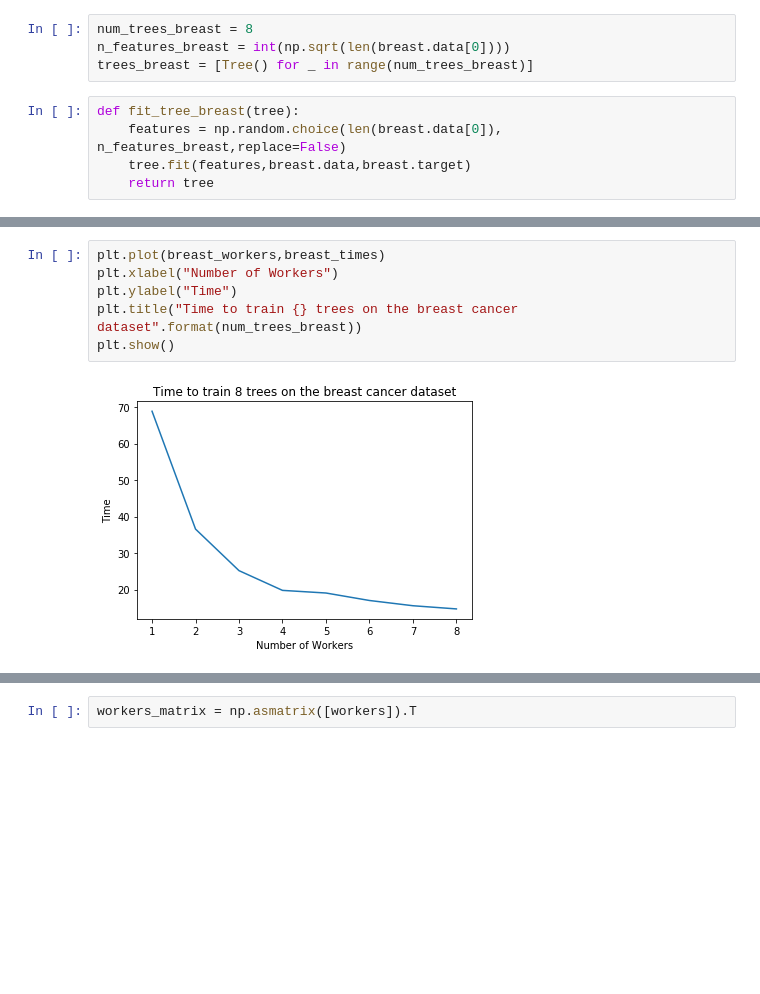
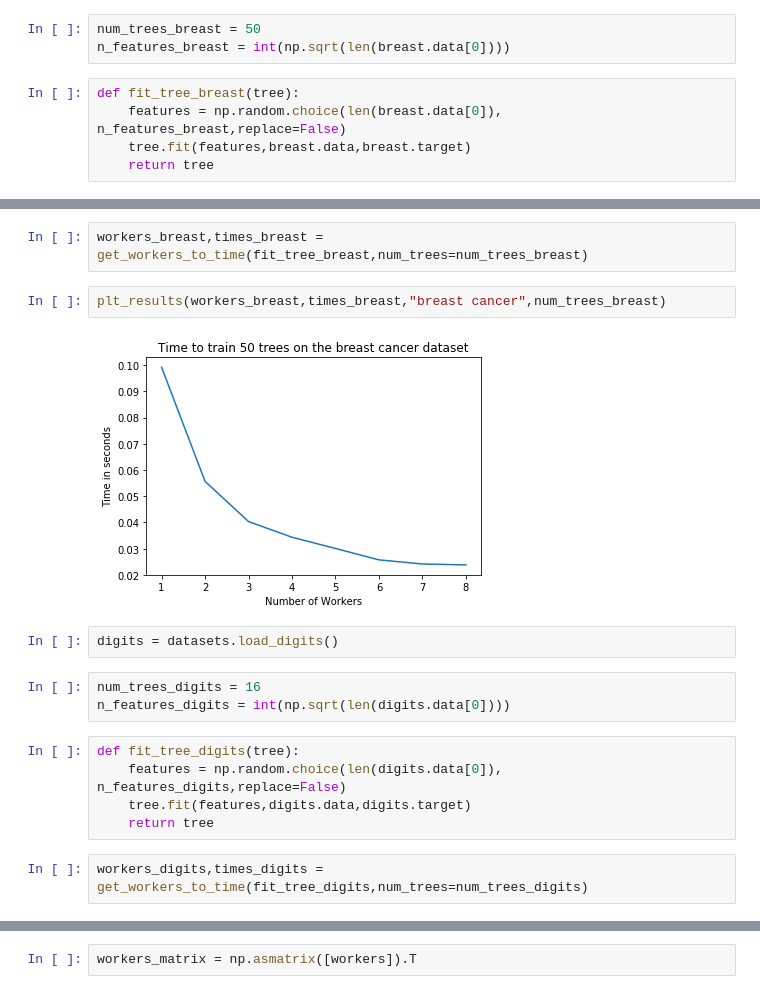
Before and after one commit to JuanMantica123/vanet_simulator, a Jupyter notebook: Random_Forest.ipynb, the cells around one changed output, grey strips where cells are left out. Saved outputs shown, nothing was run; the diff lists cells and outputs as text; blank space fills up the shorter version.

```diff
--- a/Random_Forest.ipynb
+++ b/Random_Forest.ipynb
@@ -123,9 +130,8 @@ plt.show()
 # %%
 breast = datasets.load_breast_cancer()
 # %%
-num_trees_breast = 8
+num_trees_breast = 50
 n_features_breast = int(np.sqrt(len(breast.data[0])))
-trees_breast = [Tree() for _ in range(num_trees_breast)]
 # %%
 def fit_tree_breast(tree):
     features = np.random.choice(len(breast.data[0]), n_features_breast,replace=False)
@@ -147,8 +140,18 @@ for num_workers in range(1,max_workers+1):
-# %%
-plt.plot(breast_workers,breast_times)
-plt.xlabel("Number of Workers")
-plt.ylabel("Time")
-plt.title("Time to train {} trees on the breast cancer dataset".format(num_trees_breast))
-plt.show()
-# %% [output]
-[figure, removed]
+# %%
+workers_breast,times_breast = get_workers_to_time(fit_tree_breast,num_trees=num_trees_breast)
+# %%
+plt_results(workers_breast,times_breast,"breast cancer",num_trees_breast)
+# %% [output]
+[figure, added]
+# %%
+digits = datasets.load_digits()
+# %%
+num_trees_digits = 16
+n_features_digits = int(np.sqrt(len(digits.data[0])))
+# %%
+def fit_tree_digits(tree):
+    features = np.random.choice(len(digits.data[0]), n_features_digits,replace=False)
+    tree.fit(features,digits.data,digits.target)
+    return tree
+# %%
+workers_digits,times_digits = get_workers_to_time(fit_tree_digits,num_trees=num_trees_digits)
```
Also changed, not shown: parts of 15 cells of this notebook.
